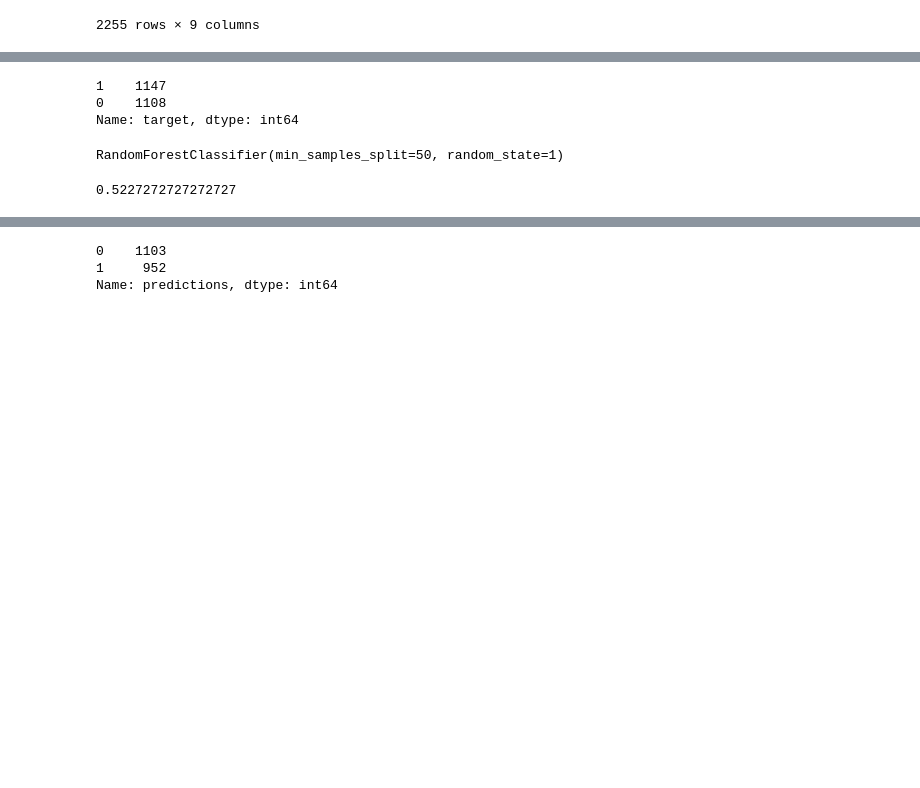
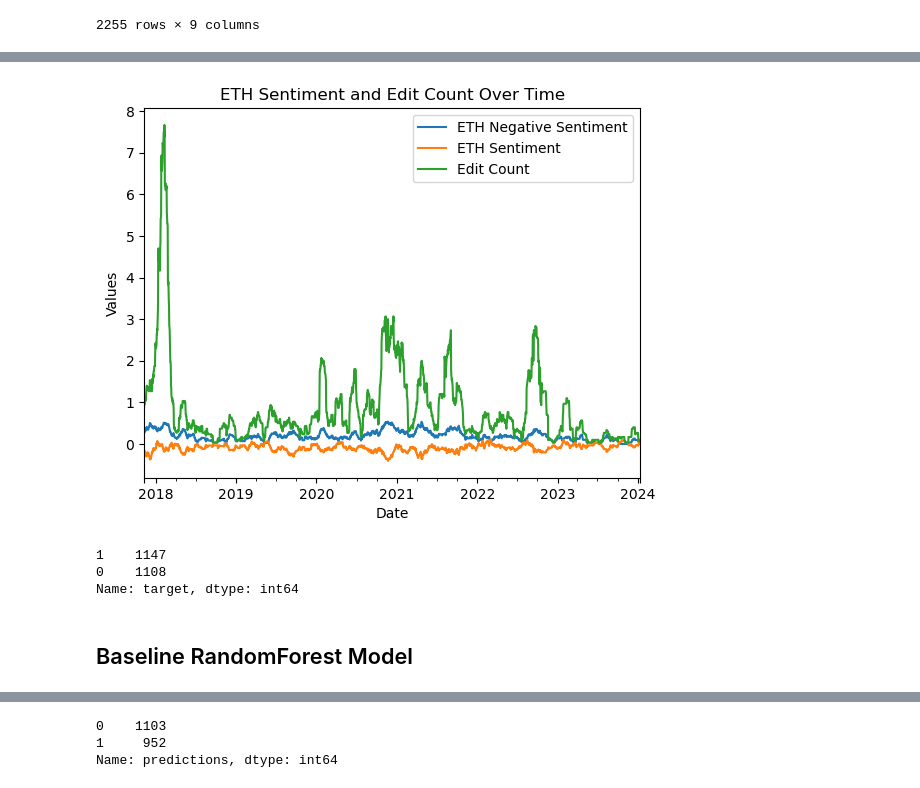
Before and after one commit to bryan-ortiz0/crypto-forecast-analysis, a Jupyter notebook: daily-models.ipynb, the cells around one changed output, grey strips where cells are left out. Cells and saved outputs as stored; diff of their text form; code cells hidden in the pictures; blank space fills up the shorter version.

Commit message:
model

```diff
--- a/daily-models.ipynb
+++ b/daily-models.ipynb
@@ -66,3 +77,14 @@ eth
+# %%
+eth['negative_sentiment'].plot.line(use_index=True, style='-', label='ETH Negative Sentiment')
+eth['sentiment'].plot.line(use_index=True, style='-', label='ETH Sentiment')
+eth['edit_count'].plot.line(use_index=True, style='-', label='Edit Count')
+
+plt.title('ETH Sentiment and Edit Count Over Time')
+plt.xlabel('Date')
+plt.ylabel('Values')
+plt.legend();
+# %% [output]
+[figure, added]
 # %%
 eth['target'] = (eth['tomorrow'] > eth['close']).astype(int)
 eth['target'].value_counts()
@@ -75,16 +95,2 @@ Name: target, dtype: int64
-# %%
-rf = RandomForestClassifier(n_estimators=100, min_samples_split=50, random_state=1)
-
-train = eth.iloc[:-200]
-test = eth.iloc[-200:]
-
-predictors = ['close', 'volume', 'open', 'high', 'low', 'edit_count', 'sentiment', 'negative_sentiment']
-rf.fit(train[predictors], train['target'])
-# %% [output]
-RandomForestClassifier(min_samples_split=50, random_state=1)
-# %%
-preds = rf.predict(test[predictors])
-preds = pd.Series(preds, index=test.index)
-precision_score(test['target'], preds)
-# %% [output]
-0.5227272727272727
+# %% [markdown]
+## Baseline RandomForest Model
```
Also changed, not shown: parts of 12 cells of this notebook.
